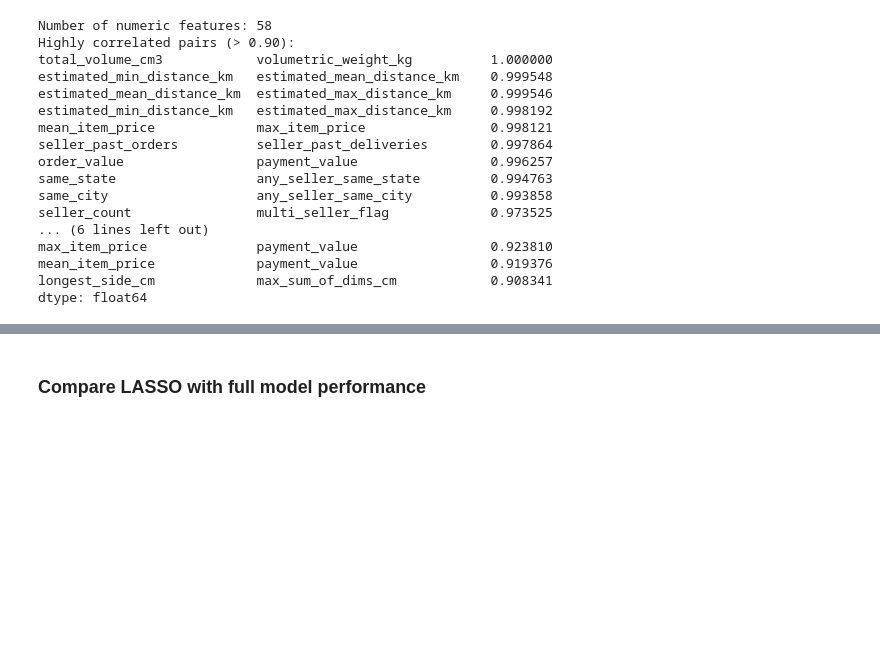
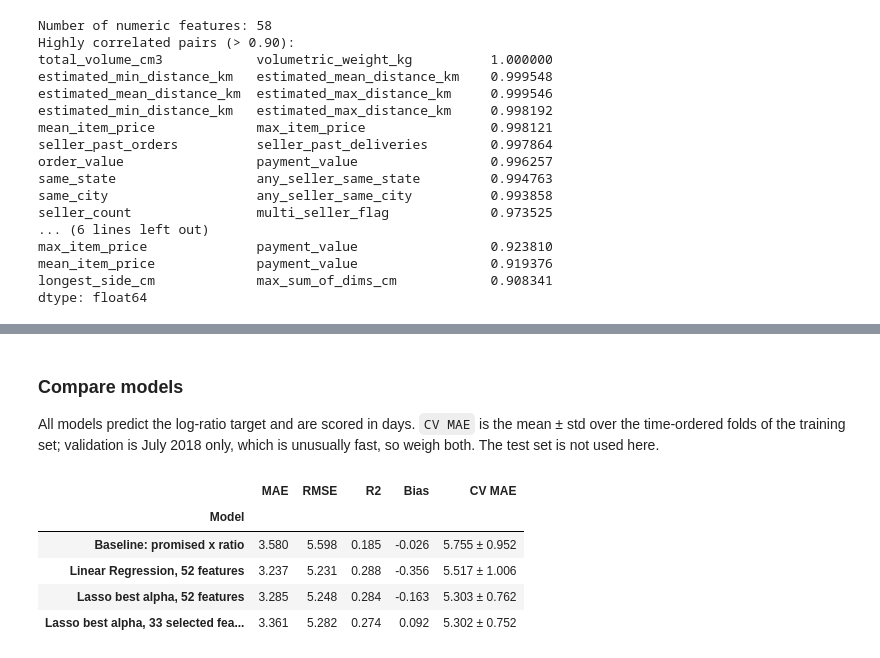
Before and after one commit to zhuamnq/Team2_IT5006_Ecommerce_Analytics_AY2627Sem1, a Jupyter notebook: notebooks/03c_feature_selection.ipynb, the cells around one changed output, grey strips where cells are left out. Saved outputs shown, nothing was run; the diff lists cells and outputs as text; code cells hidden in the pictures; blank space fills up the shorter version.

```diff
--- a/notebooks/03c_feature_selection.ipynb
+++ b/notebooks/03c_feature_selection.ipynb
@@ -393,41 +549,55 @@ R²:   0.202
 # %% [markdown]
-### Compare LASSO with full model performance
+### Compare models
+
+All models predict the log-ratio target and are scored in days. `CV MAE` is the mean ± std over the time-ordered folds of the training set; validation is July 2018 only, which is unusually fast, so weigh both. The test set is not used here.
 # %%
-# linear
+def lasso_on(columns, alpha):
+    numeric = [c for c in numeric_features if c in columns]
+    categorical = [c for c in categorical_features if c in columns]
+    return Pipeline([
+        ("preprocessor", ColumnTransformer([
+            ("num", clone(numeric_transformer), numeric),
+            ("cat", clone(categorical_transformer), categorical),
+        ])),
+        ("model", Lasso(alpha=alpha, max_iter=20000)),
+    ])
+
+
 full_model = Pipeline([
     (
         "preprocessor",
-        preprocessor
+        clone(preprocessor)
     ),
     (
         "model",
         LinearRegression()
     )
 ])
 
-full_model.fit(
-    X_train,
-    y_train
-)
+candidates = {
+    "Baseline: promised x ratio": (baseline, feature_cols_corr),
+    f"Linear Regression, {len(feature_cols_corr)} features": (full_model, feature_cols_corr),
+    f"Lasso best alpha, {len(feature_cols_corr)} features": (lasso_on(feature_cols_corr, best_alpha), feature_cols_corr),
+    f"Lasso best alpha, {len(final_features)} selected features": (lasso_on(final_features, best_alpha), final_features),
+}
 
-val_pred_full = (
-    full_model.predict(X_val)
-)
+rows = []
+for name, (model, columns) in candidates.items():
+    cv_mean, cv_std = cv_mae(model, X_train[columns])
+    fitted = clone(model).fit(X_train[columns], y_train_ratio)
+    val_pred = to_days(fitted.predict(X_val[columns]), X_val["promised_delivery_days"])
+    rows.append({
+        **regression_report(name, y_val, val_pred),
+        "CV MAE": f"{cv_mean:.3f} ± {cv_std:.3f}",
+    })
 
-full_mae = mean_absolute_error(
-    y_val,
-    val_pred_full
-)
-
-full_rmse = np.sqrt(
-    mean_squared_error(
-        y_val,
-        val_pred_full
-    )
-)
-
-full_r2 = r2_score(
-    y_val,
-    val_pred_full
-)
+comparison = pd.DataFrame(rows).set_index("Model")
+display(comparison.round(3))
+# %% [output]
+|  | MAE | RMSE | R2 | Bias | CV MAE |
+| Model |  |  |  |  |  |
+| Baseline: promised x ratio | 3.580 | 5.598 | 0.185 | -0.026 | 5.755 ± 0.952 |
+| Linear Regression, 52 features | 3.237 | 5.231 | 0.288 | -0.356 | 5.517 ± 1.006 |
+| Lasso best alpha, 52 features | 3.285 | 5.248 | 0.284 | -0.163 | 5.303 ± 0.762 |
+| Lasso best alpha, 33 selected fea... | 3.361 | 5.282 | 0.274 | 0.092 | 5.302 ± 0.752 |
 # %%
```
Also changed, not shown: parts of 25 cells of this notebook, 1 other file.
